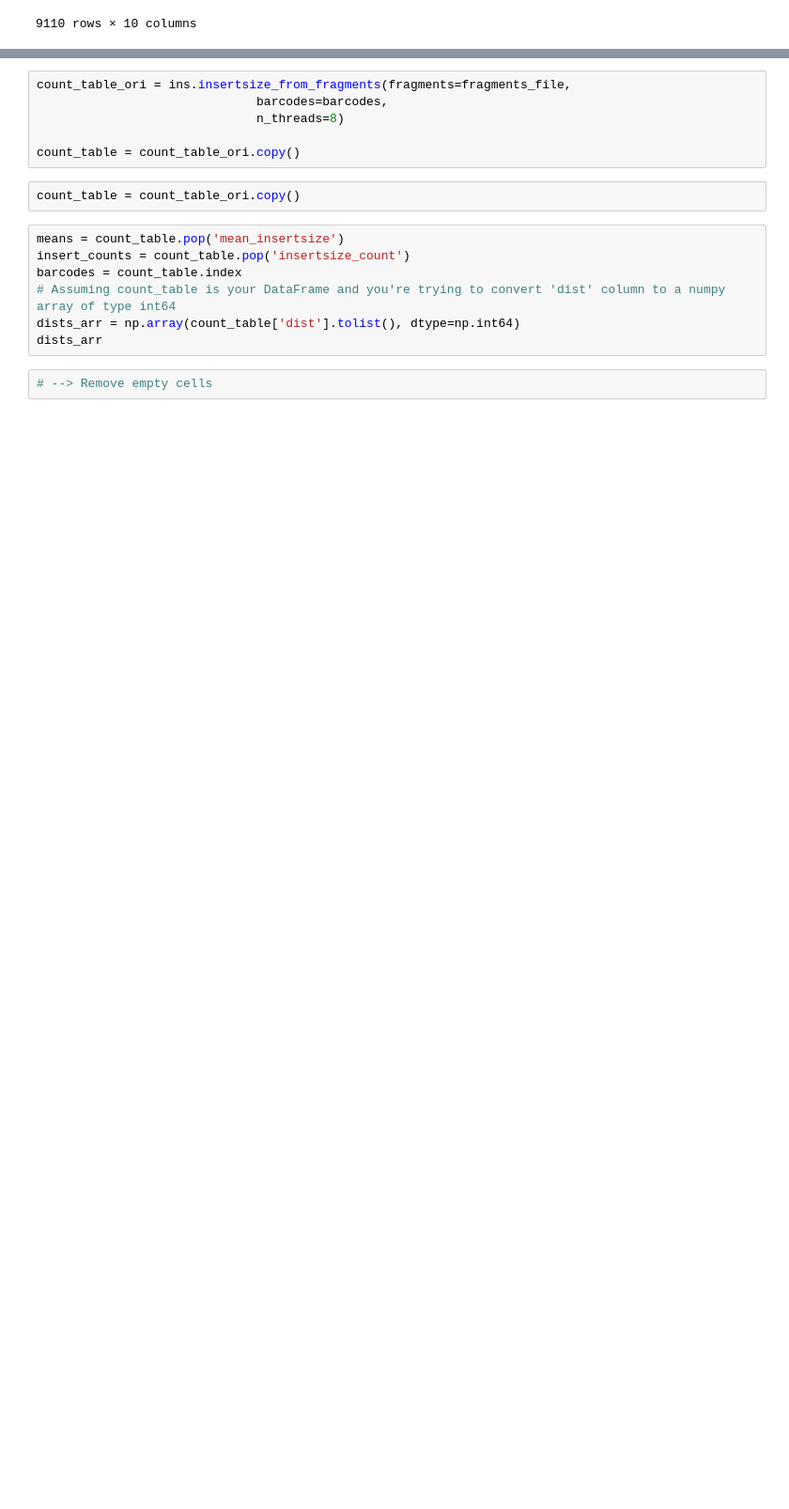
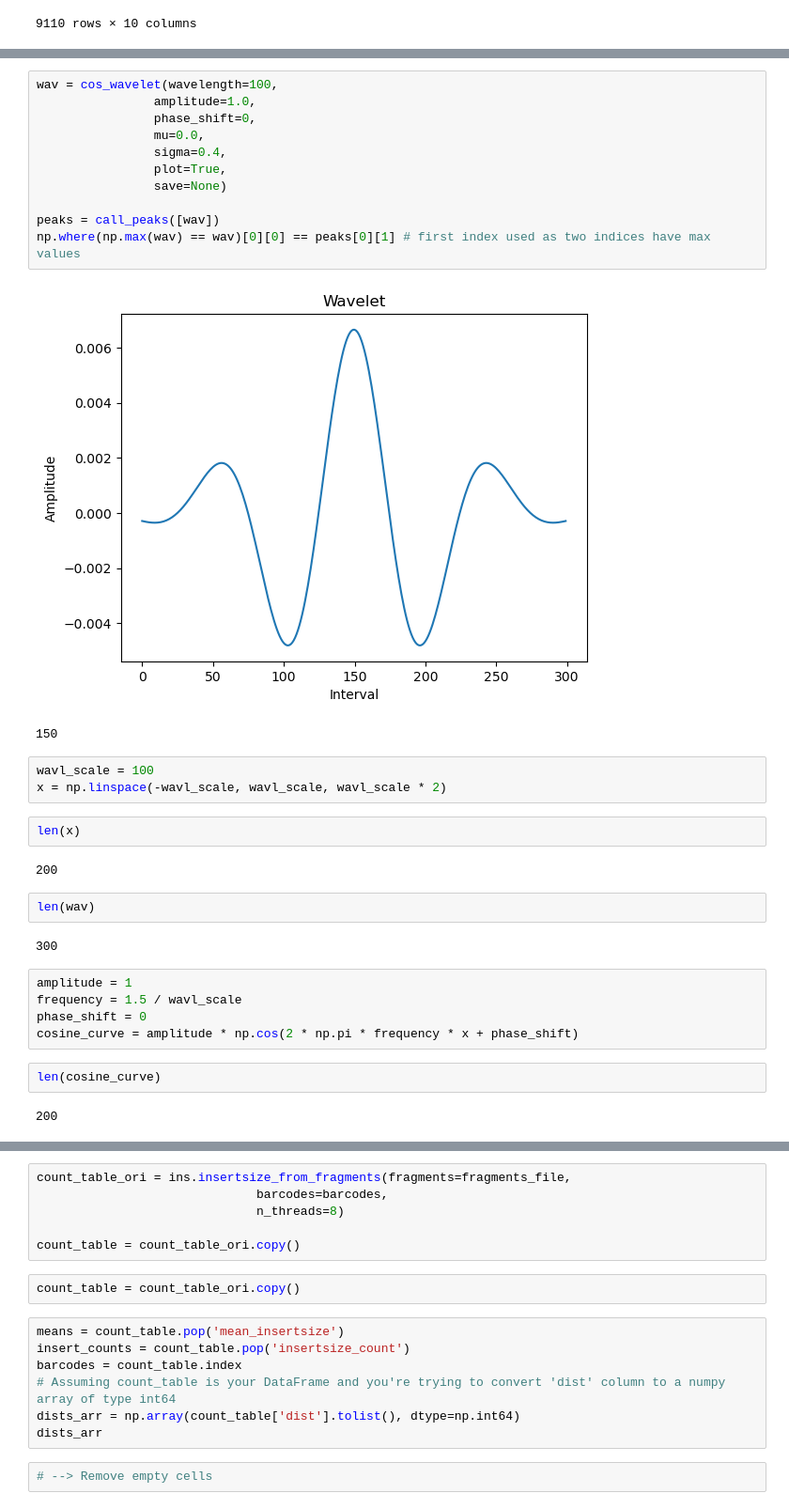
Before and after one commit to loosolab/PEAKQC, a Jupyter notebook: experimental/exp_fld_scoring.ipynb, the cells around one changed output, grey strips where cells are left out. Shown at 94% size. Saved outputs shown, nothing was run; the diff lists cells and outputs as text; blank space fills up the shorter version.

```diff
--- a/experimental/exp_fld_scoring.ipynb
+++ b/experimental/exp_fld_scoring.ipynb
@@ -90,0 +131,34 @@ adata_b.obs
+# %%
+wav = cos_wavelet(wavelength=100,
+                amplitude=1.0,
+                phase_shift=0,
+                mu=0.0,
+                sigma=0.4,
+                plot=True,
+                save=None)
+
+peaks = call_peaks([wav])
+np.where(np.max(wav) == wav)[0][0] == peaks[0][1] # first index used as two indices have max values
+# %% [output]
+[figure, added]
+150
+# %%
+wavl_scale = 100
+x = np.linspace(-wavl_scale, wavl_scale, wavl_scale * 2)
+# %%
+len(x)
+# %% [output]
+200
+# %%
+len(wav)
+# %% [output]
+300
+# %%
+amplitude = 1
+frequency = 1.5 / wavl_scale
+phase_shift = 0
+cosine_curve = amplitude * np.cos(2 * np.pi * frequency * x + phase_shift)
+# %%
+len(cosine_curve)
+# %% [output]
+200
```
Also changed, not shown: parts of 23 cells of this notebook, 2 other files.
